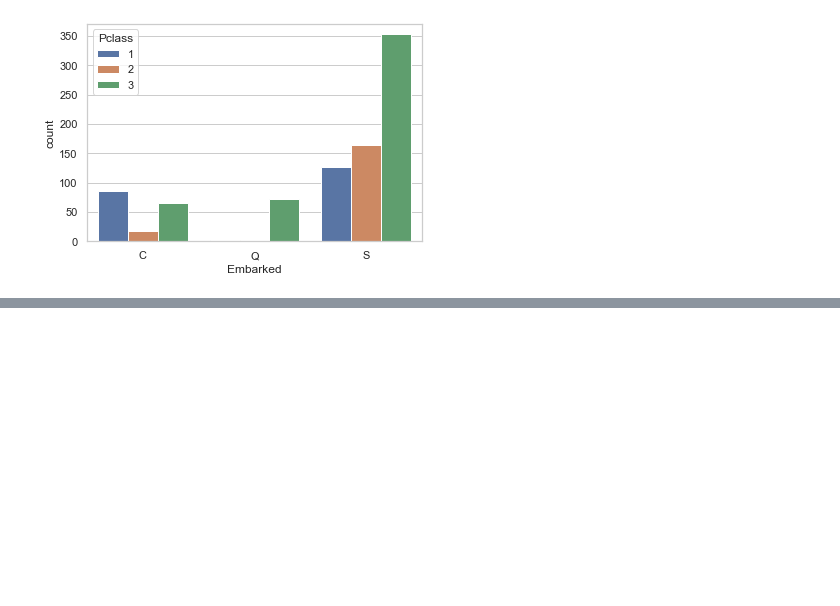
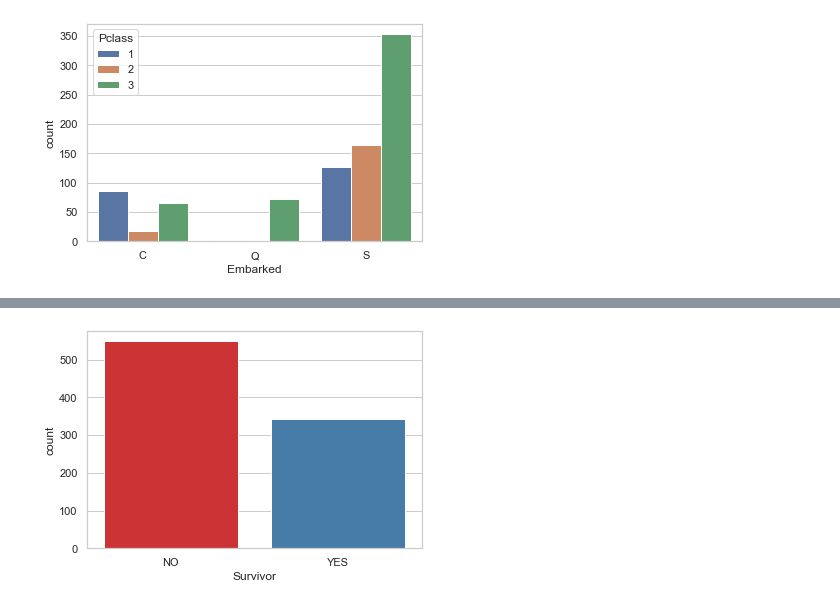
Before and after one commit to jry62/Titanic, a Jupyter notebook: Titanic_Proj.ipynb, the cells around one changed output, grey strips where cells are left out. Cells and saved outputs as stored; diff of their text form; code cells hidden in the pictures; blank space fills up the shorter version.

```diff
--- a/Titanic_Proj.ipynb
+++ b/Titanic_Proj.ipynb
@@ -263,0 +352,6 @@ sns.countplot(x='Embarked', data=tdf, hue='Pclass', order=['C', 'Q', 'S']);
+# %%
+# visualizing the surviors
+
+sns.countplot(x='Survivor', data=tdf, palette='Set1');
+# %% [output]
+[figure, added]
```
Also changed, not shown: parts of 12 cells of this notebook.
